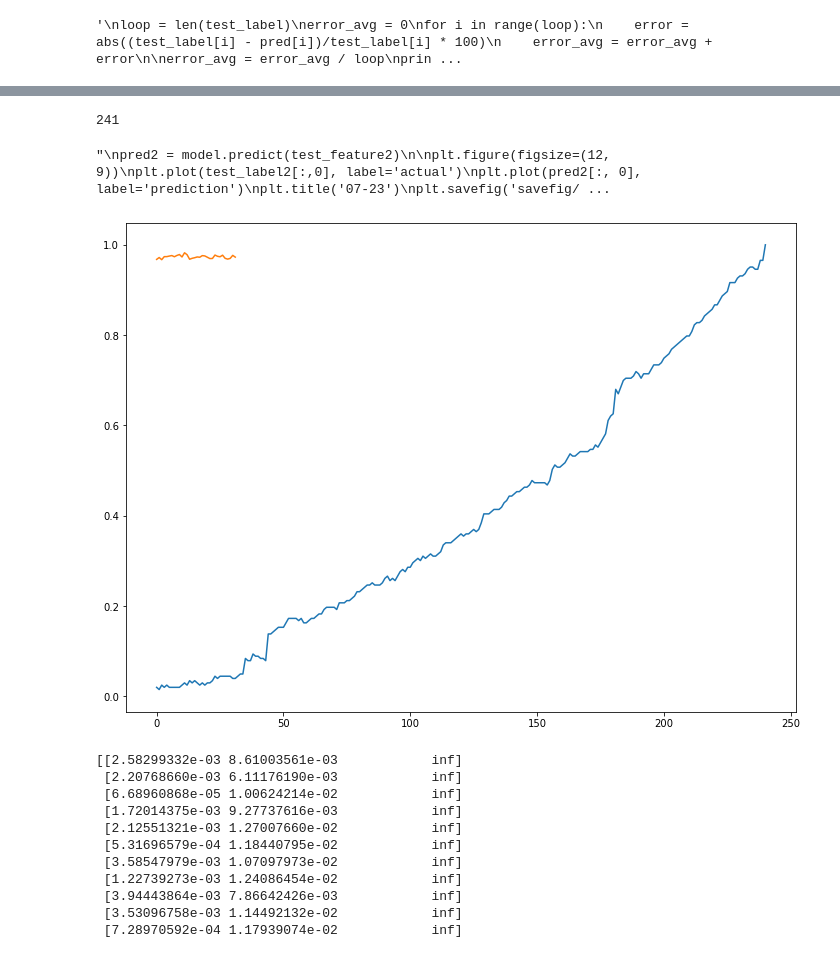
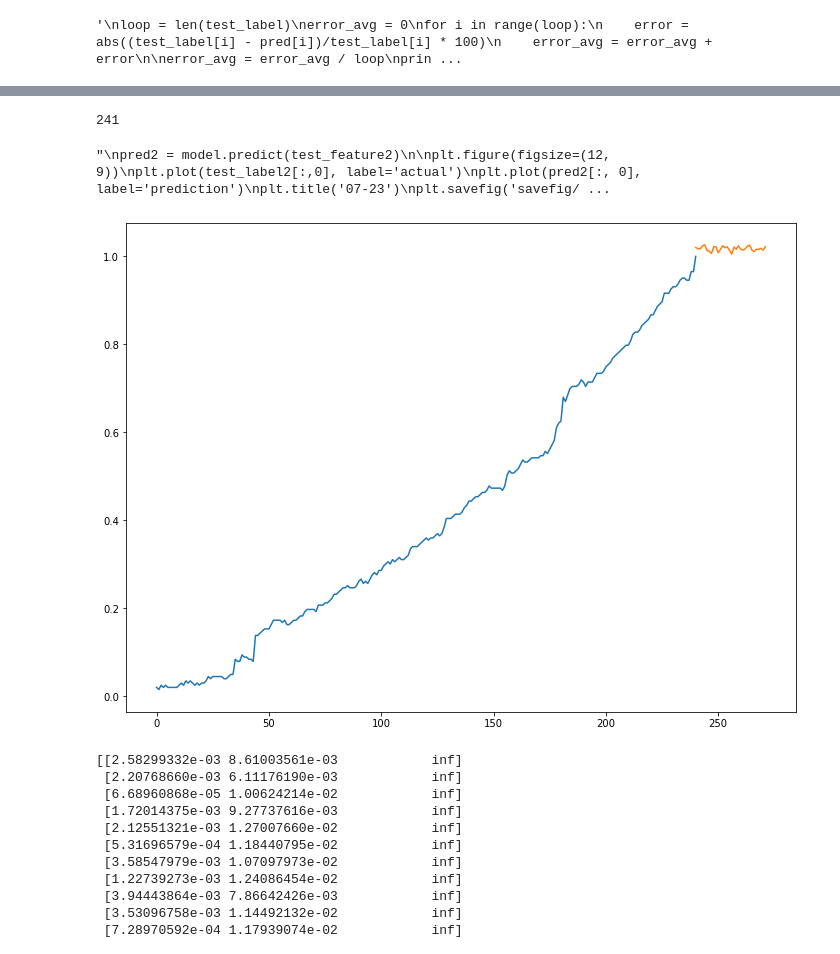
Before and after one commit to robertchoi/BatteryDatasetImplementation, a Jupyter notebook: omona/cell7_error_normalized_GRU_onefeature-Copy7.ipynb, the cells around one changed output, grey strips where cells are left out. Cells and saved outputs as stored; diff of their text form; code cells hidden in the pictures.

```diff
--- a/omona/cell7_error_normalized_GRU_onefeature-Copy7.ipynb
+++ b/omona/cell7_error_normalized_GRU_onefeature-Copy7.ipynb
@@ -218,36 +218,36 @@ plt.show()
 # %%
 print(len(test_label2))
+x_data = range(272)
 plt.figure(figsize=(12, 9))
 plt.plot(test_label2[:, 0], label ='actual')
 
 predictions = model(test_feature2)
-
-plt.plot(predictions[240,:,0], label='predictions')
+plt.plot(x_data[240:], predictions[240,:,0], label='predictions')
 
 
 '''
 pred2 = model.predict(test_feature2)
 
 plt.figure(figsize=(12, 9))
 plt.plot(test_label2[:,0], label='actual')
 plt.plot(pred2[:, 0], label='prediction')
 plt.title('07-23')
 plt.savefig('savefig/cell7/07-23.png')
 plt.legend()
 plt.show()
 loop = len(test_label2)
 error_avg = 0
 for i in range(loop):
     error = abs((test_label2[i] - pred2[i])/test_label2[i] * 100)
     error_avg = error_avg + error
 
 error_avg = error_avg / loop
 print(error_avg)
 '''
 # %% [output]
 241
 "\npred2 = model.predict(test_feature2)\n\nplt.figure(figsize=(12, 9))\nplt.plot(test_label2[:,0], label='actual')\nplt.plot(pred2[:, 0], label='prediction')\nplt.title('07-23')\nplt.savefig('savefig/ ...
-[figure, old version]
+[figure, new version]
 # %%
 test_ds3 = np.loadtxt('testset(2)/J0003_0024_0221_20110307012732_cell_06.csv',delimiter=",", skiprows=1)
 
```
Also changed, not shown: parts of 5 cells of this notebook.
